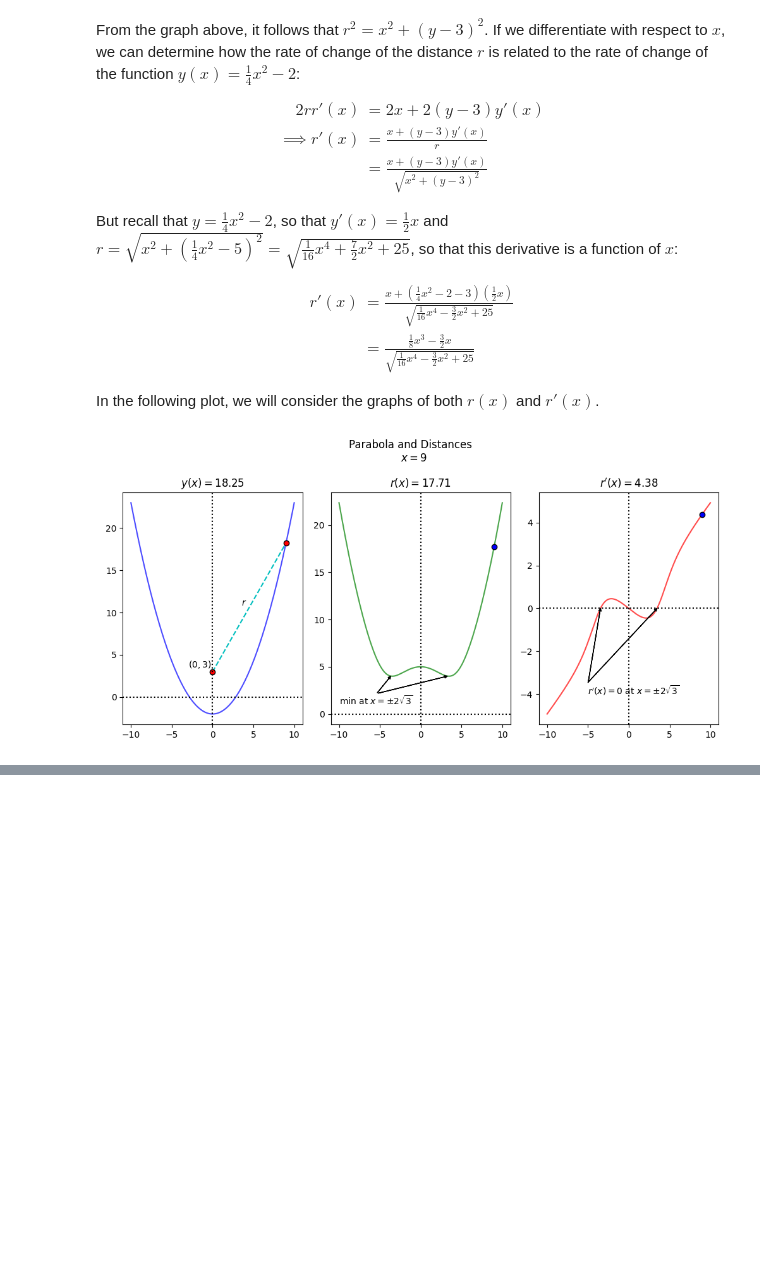
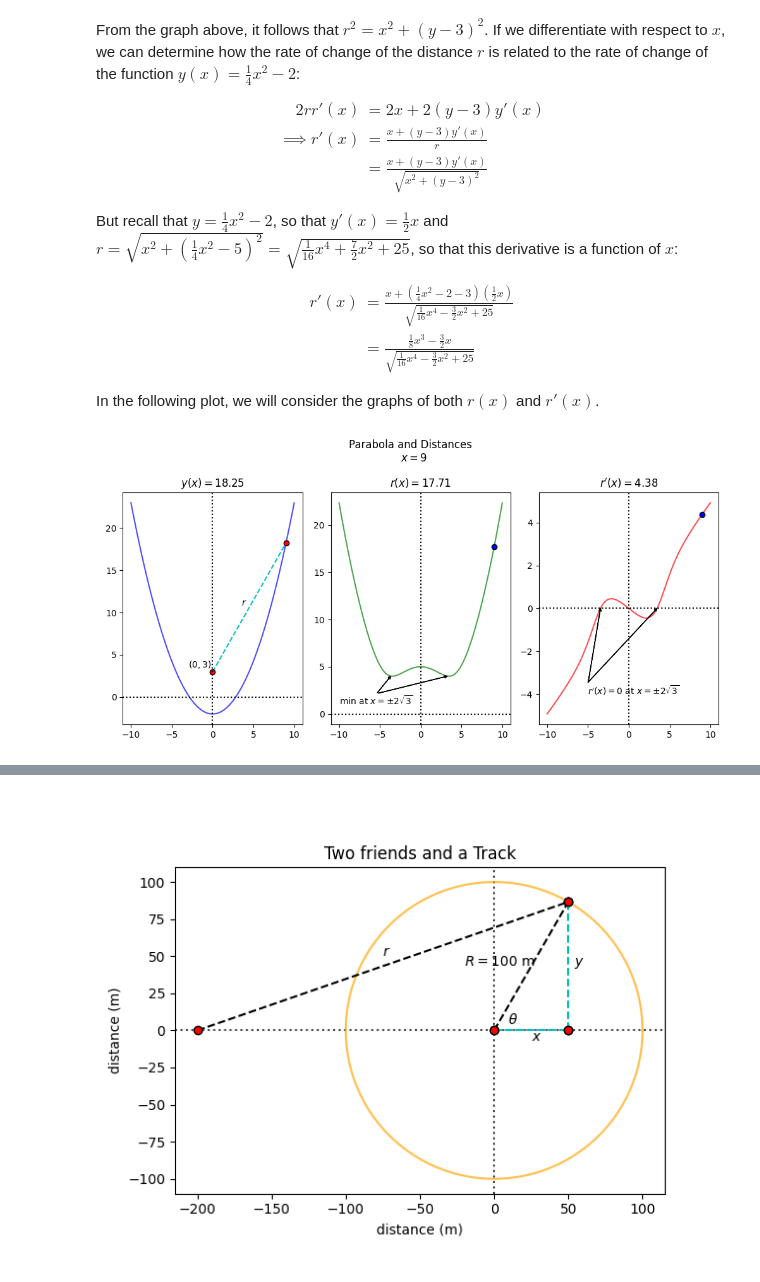
Before and after one commit to lubar1317/lessons-from-lu, a Jupyter notebook: calculus-concepts/related_rates.ipynb, the cells around one changed output, grey strips where cells are left out. Cells and saved outputs as stored; diff of their text form; code cells hidden in the pictures; blank space fills up the shorter version.

```diff
--- a/calculus-concepts/related_rates.ipynb
+++ b/calculus-concepts/related_rates.ipynb
@@ -317,0 +360,74 @@ MovieWriter Pillow unavailable; using Pillow instead.
+# %%
+"""
+Again, for self consistency, I will define every variable required to
+graph the problem. We need to define a function for a circle. To do so,
+I will plot it in terms of polar coordinates and converting to cartesian.
+"""
+
+def circle(theta):
+    x = 100*np.cos(theta)
+    y = 100*np.sin(theta)
+
+    return x, y
+
+#define the angles for the circle
+theta = np.linspace(0, 2*np.pi, 1000)
+
+#calculate circle
+x, y = circle(theta)
+
+#define the coordinates for the center of the
+#circle, a point on the circle, and the friend 200 m
+#away
+
+x0 = 0
+y0 = 0
+xf = -200
+yf = 0
+
+xc, yc = circle(np.pi/3)
+
+fig, ax = plt.subplots()
+#plot coordinate axes
+ax.axhline(0, ls=":", color='k', alpha=0.7)
+ax.axvline(0, ls=':', color='k', alpha=0.7)
+#plot the circle
+ax.plot(x, y, color='orange', alpha=0.7)
+
+#plot the friend to circle
+ax.plot([xf, xc], [yf, yc], color='k',
+        marker='o', markerfacecolor='r',
+        markeredgecolor='k', ls='--')
+
+#plot from center to circle
+ax.plot([x0, xc], [y0, yc], color='k',
+        marker='o',markerfacecolor='r',
+        markeredgecolor='k', ls='--')
+
+#plot from center to xc
+
+ax.plot([x0, xc], [y0, y0], color='c',
+        marker='o',markerfacecolor='r',
+        markeredgecolor='k', ls='--')
+
+#plot from xc to yc
+ax.plot([xc, xc], [y0, yc], color='c',
+        marker='o',markerfacecolor='r',
+        markeredgecolor='k', ls='--')
+
+ax.set_aspect(1) #ensures 1:1 aspect ratio
+
+ax.text(9, 4, '$\\theta$')
+ax.text(xc/2-45, yc/2, '$R = 100$ m')
+ax.text(xc/2, -7, '$x$')
+ax.text(xc+4, yc/2, '$y$')
+ax.text(-75, 50, '$r$')
+
+ax.set_xlabel('distance (m)')
+ax.set_ylabel('distance (m)')
+
+ax.set_title('Two friends and a Track')
+
+plt.show()
+# %% [output]
+[figure, added]
```
Also changed, not shown: parts of 5 cells of this notebook, 2 other files.
